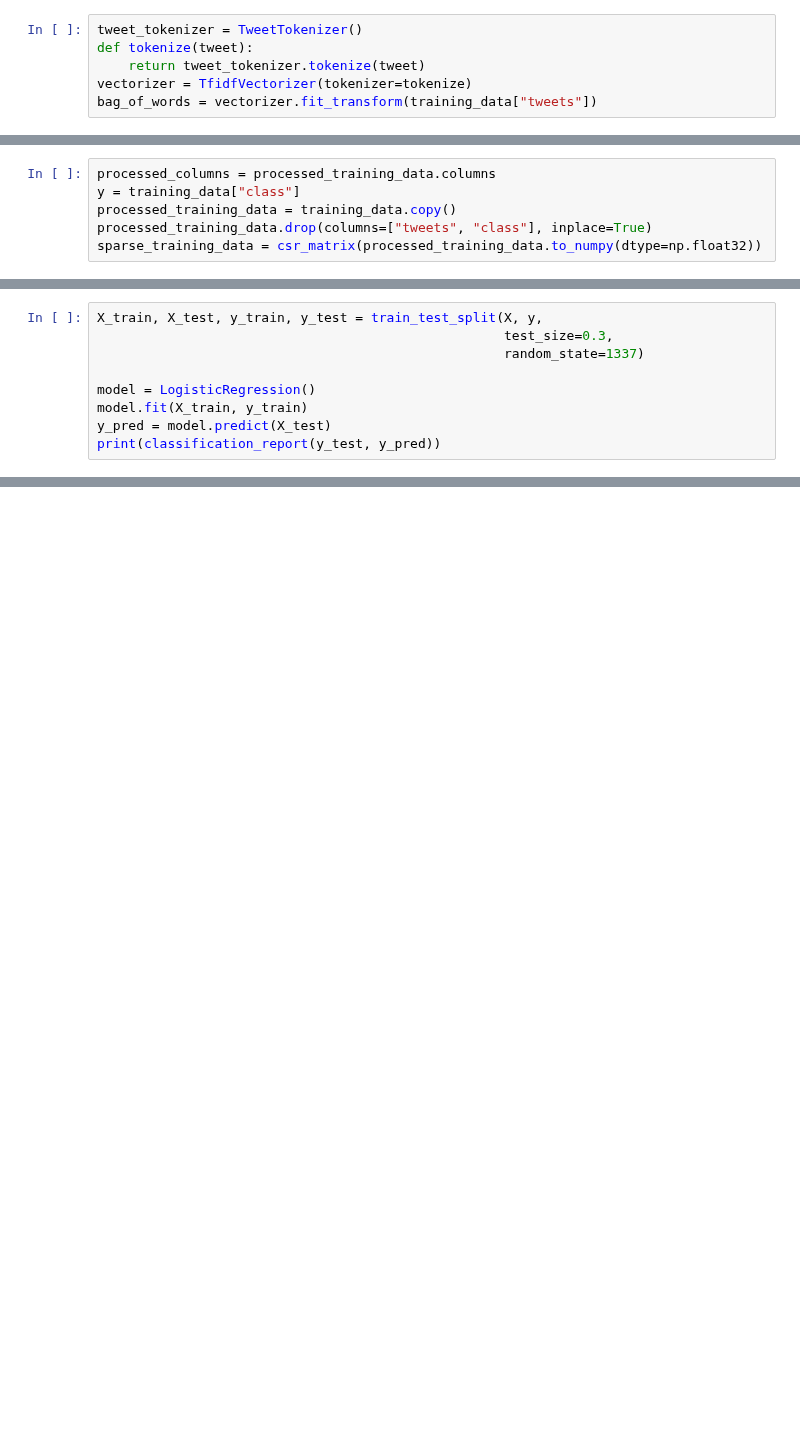
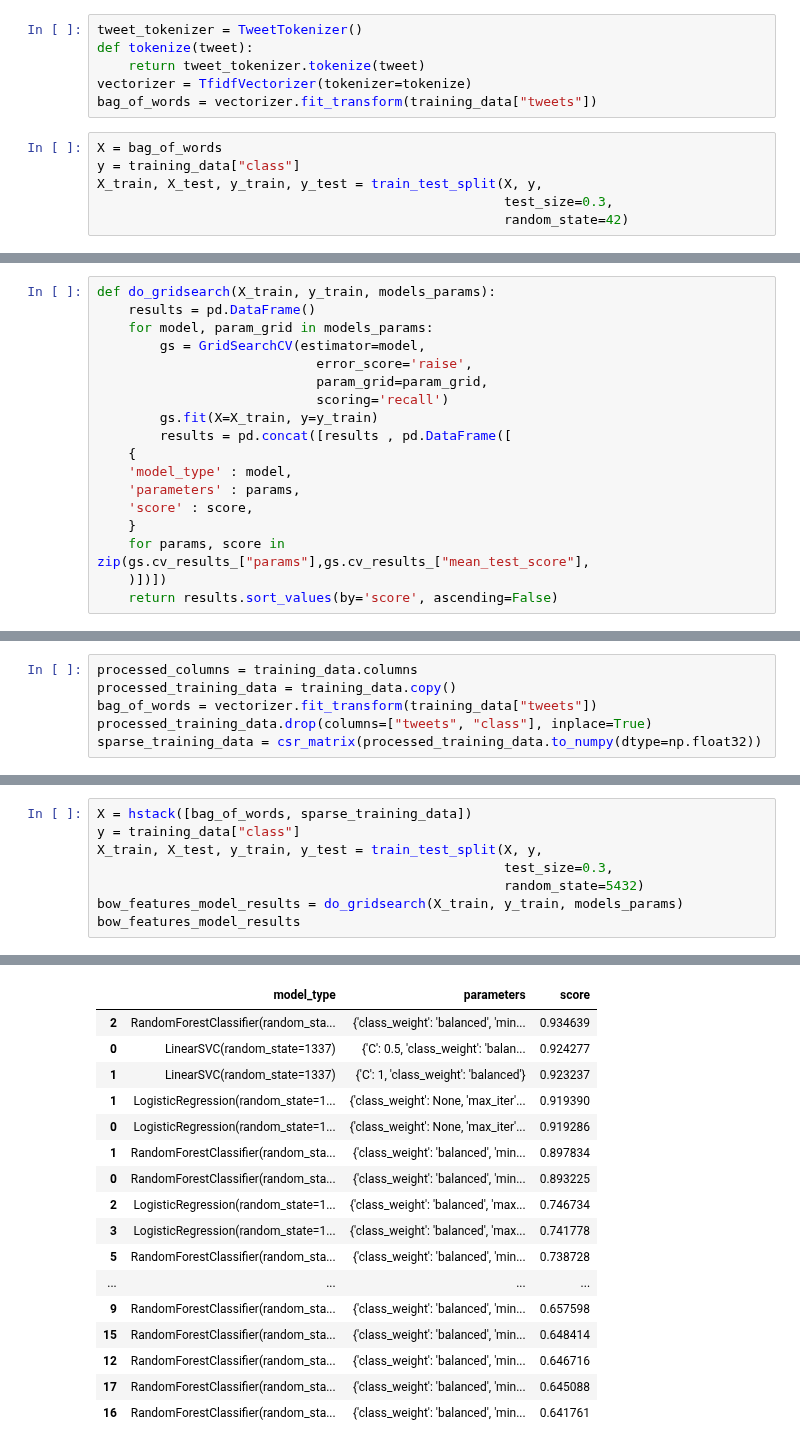
Before and after one commit to ElbazHaim/twitter_sarcasm_project, a Jupyter notebook: 2-feature_engineering.ipynb, the cells around one changed output, grey strips where cells are left out. Saved outputs shown, nothing was run; the diff lists cells and outputs as text; blank space fills up the shorter version.

Commit message:
ran models

```diff
--- a/2-feature_engineering.ipynb
+++ b/2-feature_engineering.ipynb
@@ -49,3 +23,9 @@ def tokenize(tweet):
     return tweet_tokenizer.tokenize(tweet)
 vectorizer = TfidfVectorizer(tokenizer=tokenize)
 bag_of_words = vectorizer.fit_transform(training_data["tweets"])
+# %%
+X = bag_of_words
+y = training_data["class"]
+X_train, X_test, y_train, y_test = train_test_split(X, y,
+                                                    test_size=0.3,
+                                                    random_state=42)
@@ -51,0 +55,18 @@ bag_of_words = vectorizer.fit_transform(training_data["tweets"])
+# %%
+def do_gridsearch(X_train, y_train, models_params):
+    results = pd.DataFrame()
+    for model, param_grid in models_params:
+        gs = GridSearchCV(estimator=model,
+                            error_score='raise',
+                            param_grid=param_grid,
+                            scoring='recall')
+        gs.fit(X=X_train, y=y_train)
+        results = pd.concat([results , pd.DataFrame([
+    {
+    'model_type' : model,
+    'parameters' : params,
+    'score' : score,
+    }
+    for params, score in zip(gs.cv_results_["params"],gs.cv_results_["mean_test_score"],
+    )])])
+    return results.sort_values(by='score', ascending=False)
@@ -52,6 +128,6 @@ bag_of_words = vectorizer.fit_transform(training_data["tweets"])
 # %%
-processed_columns = processed_training_data.columns
-y = training_data["class"]
+processed_columns = training_data.columns
 processed_training_data = training_data.copy()
+bag_of_words = vectorizer.fit_transform(training_data["tweets"])
 processed_training_data.drop(columns=["tweets", "class"], inplace=True)
 sparse_training_data = csr_matrix(processed_training_data.to_numpy(dtype=np.float32))
@@ -60,9 +134,9 @@ X = hstack([bag_of_words, sparse_training_data])
 # %%
+X = hstack([bag_of_words, sparse_training_data])
+y = training_data["class"]
 X_train, X_test, y_train, y_test = train_test_split(X, y,
                                                     test_size=0.3,
-                                                    random_state=1337)
-
-model = LogisticRegression()
-model.fit(X_train, y_train)
-y_pred = model.predict(X_test)
-print(classification_report(y_test, y_pred))
+                                                    random_state=5432)
+bow_features_model_results = do_gridsearch(X_train, y_train, models_params)
+bow_features_model_results
+# %% [output]
@@ -68,0 +160,17 @@ print(classification_report(y_test, y_pred))
+|  | model_type | parameters | score |
+| 2 | RandomForestClassifier(random_sta... | {'class_weight': 'balanced', 'min... | 0.934639 |
+| 0 | LinearSVC(random_state=1337) | {'C': 0.5, 'class_weight': 'balan... | 0.924277 |
+| 1 | LinearSVC(random_state=1337) | {'C': 1, 'class_weight': 'balanced'} | 0.923237 |
+| 1 | LogisticRegression(random_state=1... | {'class_weight': None, 'max_iter'... | 0.919390 |
+| 0 | LogisticRegression(random_state=1... | {'class_weight': None, 'max_iter'... | 0.919286 |
+| 1 | RandomForestClassifier(random_sta... | {'class_weight': 'balanced', 'min... | 0.897834 |
+| 0 | RandomForestClassifier(random_sta... | {'class_weight': 'balanced', 'min... | 0.893225 |
+| 2 | LogisticRegression(random_state=1... | {'class_weight': 'balanced', 'max... | 0.746734 |
+| 3 | LogisticRegression(random_state=1... | {'class_weight': 'balanced', 'max... | 0.741778 |
+| 5 | RandomForestClassifier(random_sta... | {'class_weight': 'balanced', 'min... | 0.738728 |
+| ... | ... | ... | ... |
+| 9 | RandomForestClassifier(random_sta... | {'class_weight': 'balanced', 'min... | 0.657598 |
+| 15 | RandomForestClassifier(random_sta... | {'class_weight': 'balanced', 'min... | 0.648414 |
+| 12 | RandomForestClassifier(random_sta... | {'class_weight': 'balanced', 'min... | 0.646716 |
+| 17 | RandomForestClassifier(random_sta... | {'class_weight': 'balanced', 'min... | 0.645088 |
+| 16 | RandomForestClassifier(random_sta... | {'class_weight': 'balanced', 'min... | 0.641761 |
```
Also changed, not shown: parts of 17 cells of this notebook, 2 other files.
